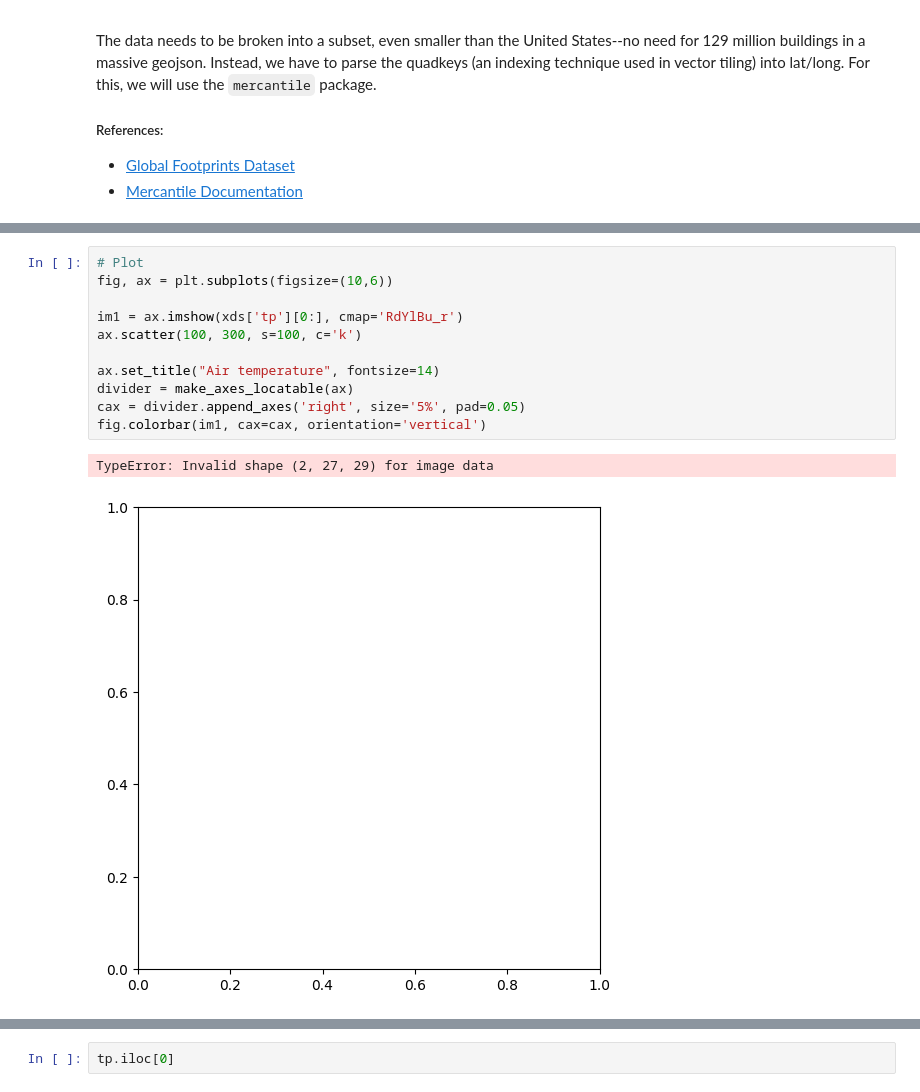
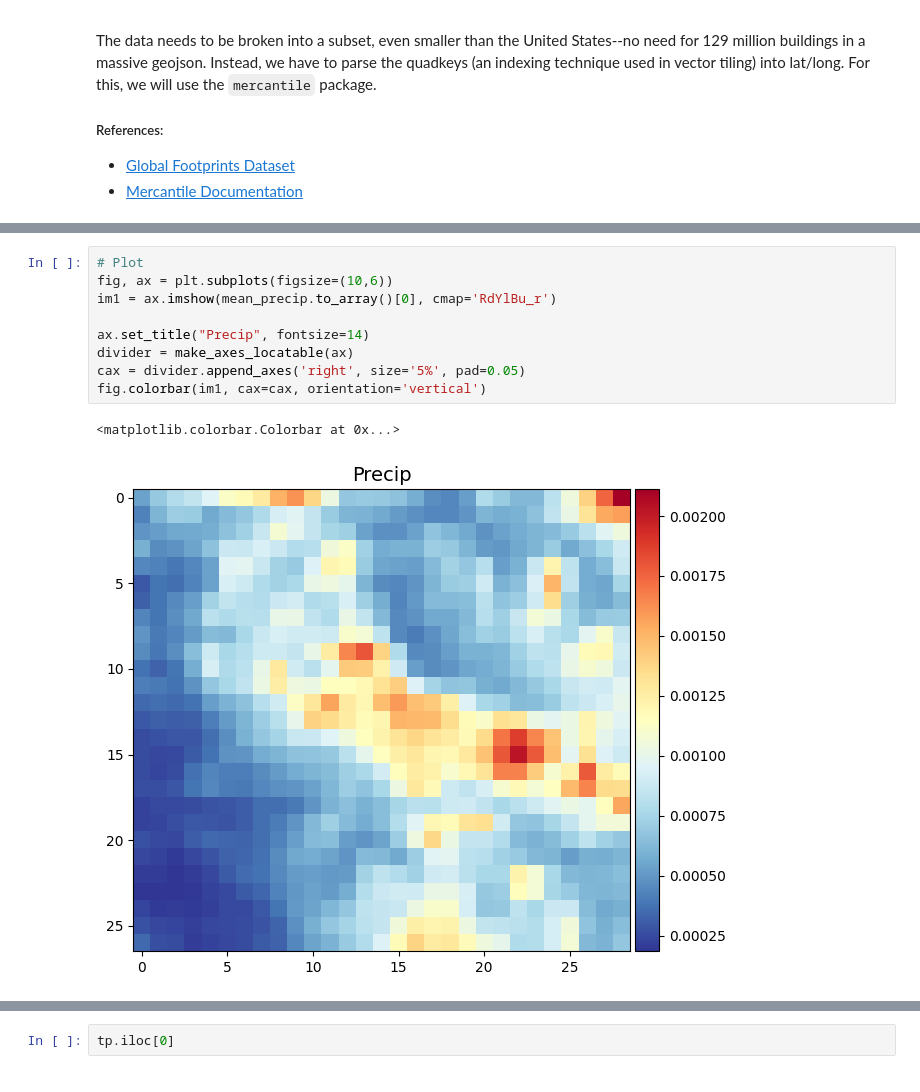
Before and after one commit to emersonw1/RainfallCollection, a Jupyter notebook: main.ipynb, the cells around one changed output, grey strips where cells are left out. Drawn from its saved outputs; the diff is of its cells as text.

```diff
--- a/main.ipynb
+++ b/main.ipynb
@@ -93,14 +79,12 @@ Attributes:
 # %%
 # Plot
 fig, ax = plt.subplots(figsize=(10,6))
+im1 = ax.imshow(mean_precip.to_array()[0], cmap='RdYlBu_r')
 
-im1 = ax.imshow(xds['tp'][0:], cmap='RdYlBu_r')
-ax.scatter(100, 300, s=100, c='k')
-
-ax.set_title("Air temperature", fontsize=14)
+ax.set_title("Precip", fontsize=14)
 divider = make_axes_locatable(ax)
 cax = divider.append_axes('right', size='5%', pad=0.05)
 fig.colorbar(im1, cax=cax, orientation='vertical')
 # %% [output]
-TypeError: Invalid shape (2, 27, 29) for image data
+<matplotlib.colorbar.Colorbar at 0x...>
-[figure, old version]
+[figure, new version]
```
Also changed, not shown: parts of 8 cells of this notebook.
